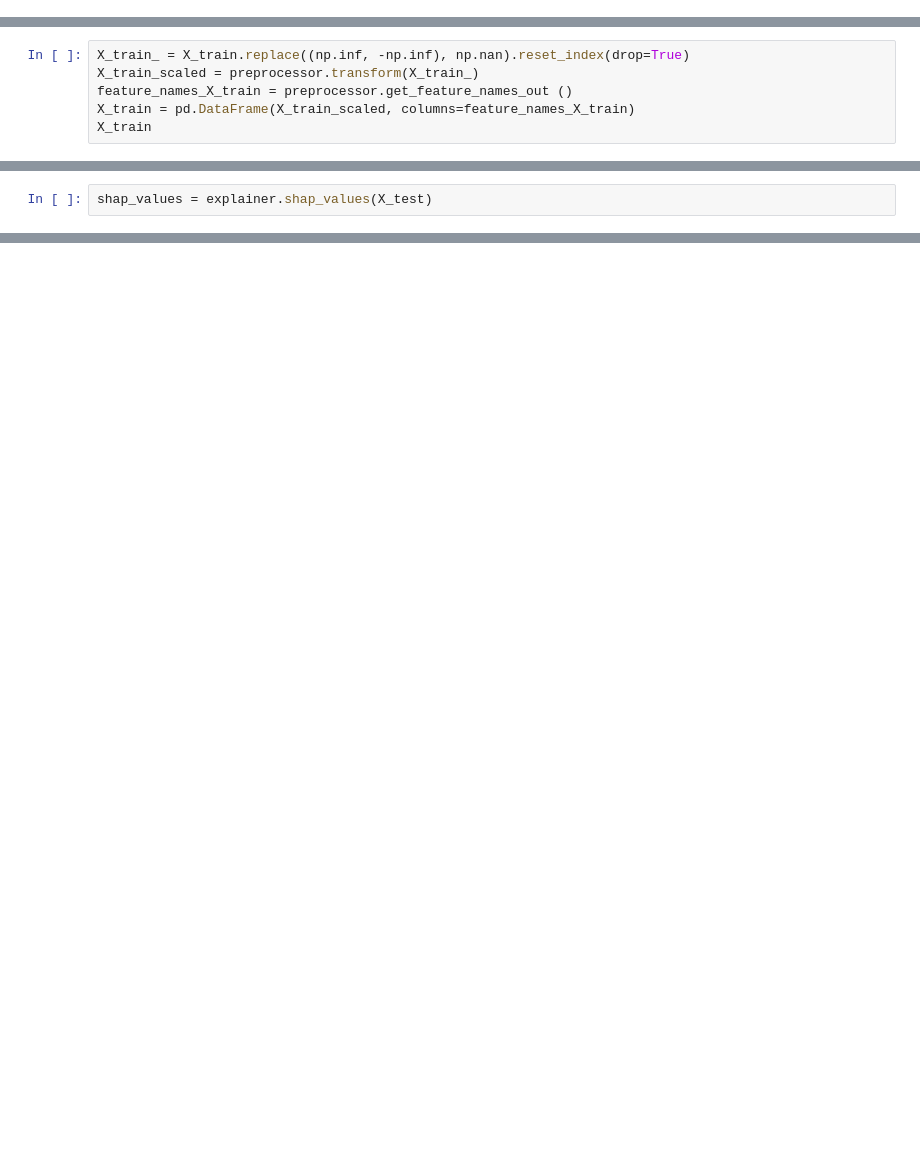
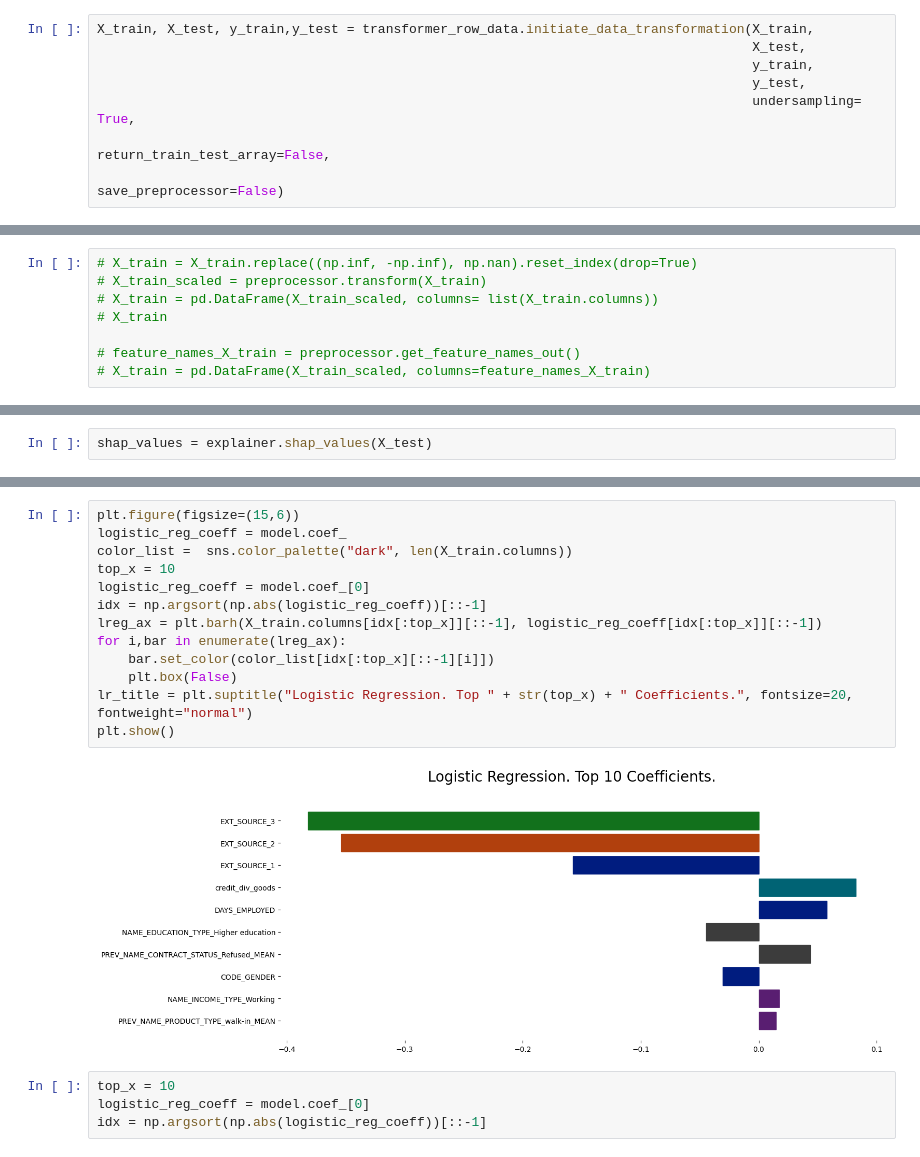
Before and after one commit to DaiTensa/projetscoring, a Jupyter notebook: notebook/04_Explainer.ipynb, the cells around one changed output, grey strips where cells are left out. Cells and saved outputs as stored; diff of their text form; blank space fills up the shorter version.

```diff
--- a/notebook/04_Explainer.ipynb
+++ b/notebook/04_Explainer.ipynb
@@ -20,0 +61,8 @@ X_train,X_test, y_train, y_test = transformer_row_data.get_data_frames()
+# %%
+X_train, X_test, y_train,y_test = transformer_row_data.initiate_data_transformation(X_train,
+                                                                                    X_test,
+                                                                                    y_train,
+                                                                                    y_test,
+                                                                                    undersampling= True,
+                                                                                    return_train_test_array=False,
+                                                                                    save_preprocessor=False)
@@ -30,8 +100,10 @@ LogisticRegression(C=0.001, solver='saga')
 # %%
 # preprocessor.get_feature_names_out ()
 # %%
-X_train_ = X_train.replace((np.inf, -np.inf), np.nan).reset_index(drop=True)
-X_train_scaled = preprocessor.transform(X_train_)
-feature_names_X_train = preprocessor.get_feature_names_out ()
-X_train = pd.DataFrame(X_train_scaled, columns=feature_names_X_train)
-X_train
+# X_train = X_train.replace((np.inf, -np.inf), np.nan).reset_index(drop=True)
+# X_train_scaled = preprocessor.transform(X_train)
+# X_train = pd.DataFrame(X_train_scaled, columns= list(X_train.columns))
+# X_train
+
+# feature_names_X_train = preprocessor.get_feature_names_out()
+# X_train = pd.DataFrame(X_train_scaled, columns=feature_names_X_train)
@@ -138,0 +267,19 @@ SHAP Version : 1.23.1
+# %%
+plt.figure(figsize=(15,6))
+logistic_reg_coeff = model.coef_
+color_list =  sns.color_palette("dark", len(X_train.columns))
+top_x = 10
+logistic_reg_coeff = model.coef_[0]
+idx = np.argsort(np.abs(logistic_reg_coeff))[::-1]
+lreg_ax = plt.barh(X_train.columns[idx[:top_x]][::-1], logistic_reg_coeff[idx[:top_x]][::-1])
+for i,bar in enumerate(lreg_ax):
+    bar.set_color(color_list[idx[:top_x][::-1][i]])
+    plt.box(False)
+lr_title = plt.suptitle("Logistic Regression. Top " + str(top_x) + " Coefficients.", fontsize=20, fontweight="normal")
+plt.show()
+# %% [output]
+[figure, added]
+# %%
+top_x = 10
+logistic_reg_coeff = model.coef_[0]
+idx = np.argsort(np.abs(logistic_reg_coeff))[::-1]
```
Also changed, not shown: parts of 65 cells of this notebook, 11 other files.
